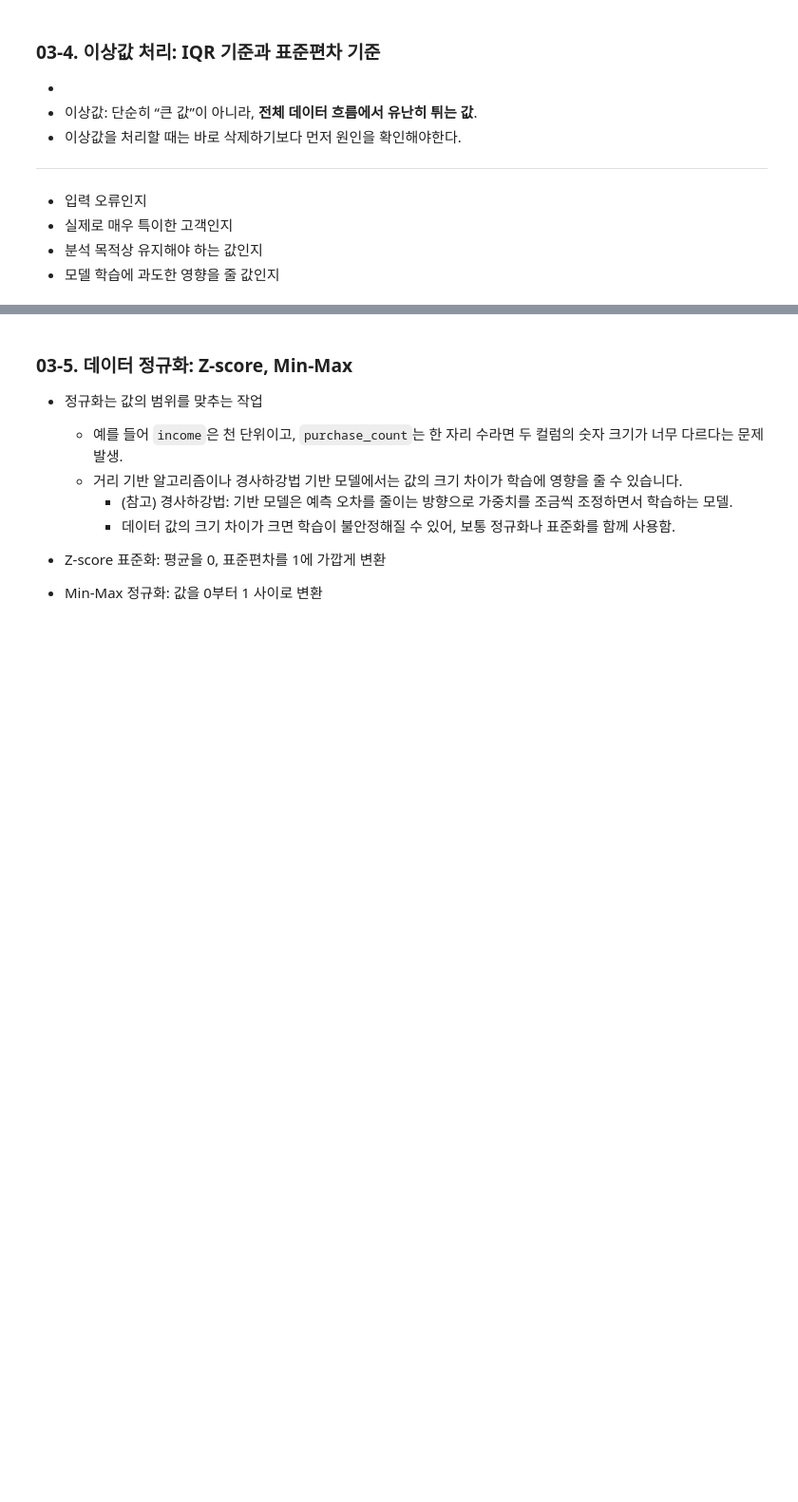
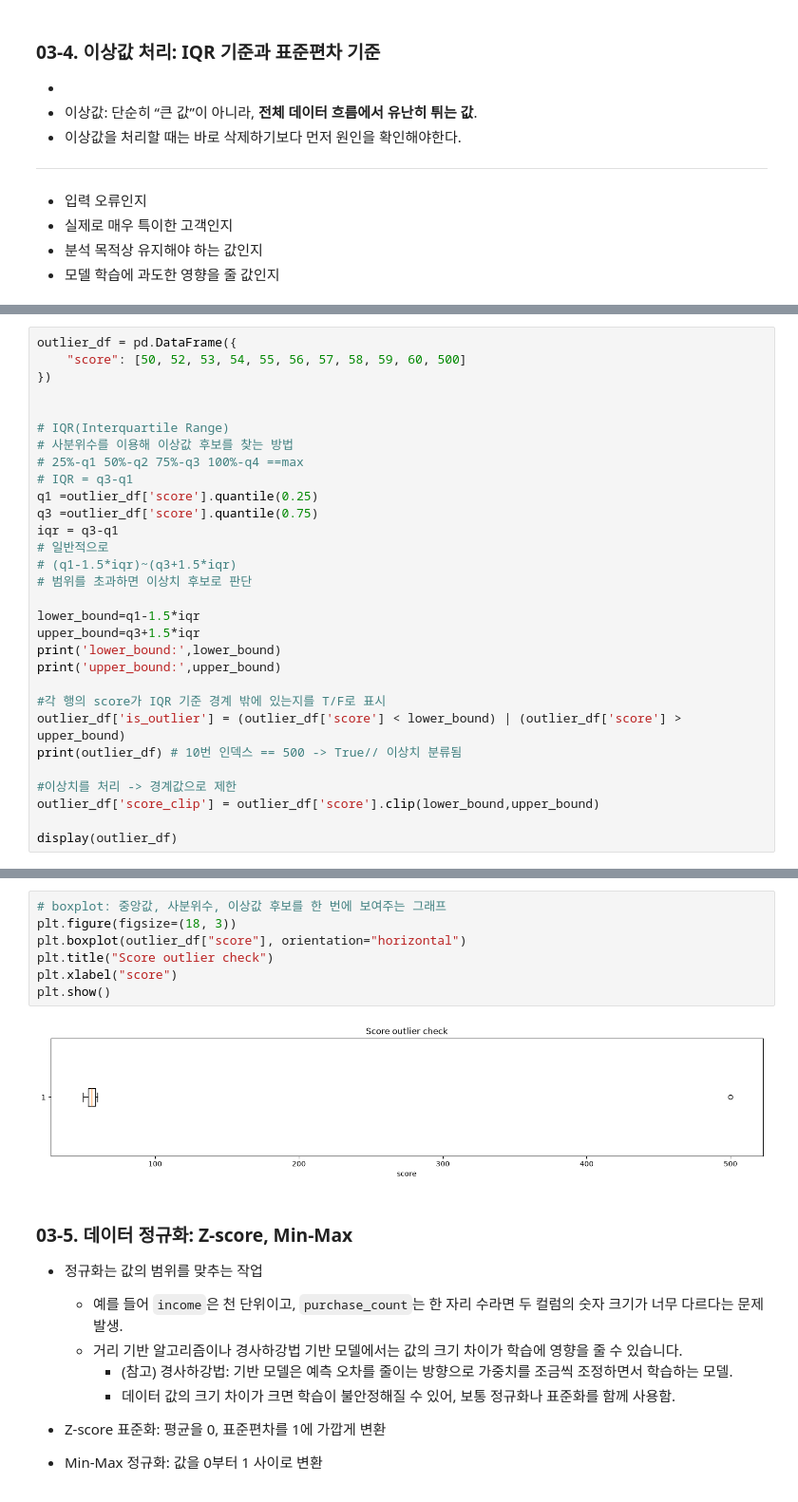
Before and after one commit to muniii-62/05_data_analysis, a Jupyter notebook: 02_pandas/03_preprocessing.ipynb, the cells around one changed output, grey strips where cells are left out. Shown at 95% size. Cells and saved outputs as stored; diff of their text form; blank space fills up the shorter version.

```diff
--- a/02_pandas/03_preprocessing.ipynb
+++ b/02_pandas/03_preprocessing.ipynb
@@ -554,0 +579,30 @@ plt.show()
+# %%
+outlier_df = pd.DataFrame({
+    "score": [50, 52, 53, 54, 55, 56, 57, 58, 59, 60, 500]
+})
+
+
+# IQR(Interquartile Range)
+# 사분위수를 이용해 이상값 후보를 찾는 방법
+# 25%-q1 50%-q2 75%-q3 100%-q4 ==max
+# IQR = q3-q1
+q1 =outlier_df['score'].quantile(0.25)
+q3 =outlier_df['score'].quantile(0.75)
+iqr = q3-q1
+# 일반적으로
+# (q1-1.5*iqr)~(q3+1.5*iqr)
+# 범위를 초과하면 이상치 후보로 판단
+
+lower_bound=q1-1.5*iqr
+upper_bound=q3+1.5*iqr
+print('lower_bound:',lower_bound)
+print('upper_bound:',upper_bound)
+
+#각 행의 score가 IQR 기준 경계 밖에 있는지를 T/F로 표시
+outlier_df['is_outlier'] = (outlier_df['score'] < lower_bound) | (outlier_df['score'] > upper_bound)
+print(outlier_df) # 10번 인덱스 == 500 -> True// 이상치 분류됨
+
+#이상치를 처리 -> 경계값으로 제한
+outlier_df['score_clip'] = outlier_df['score'].clip(lower_bound,upper_bound)
+
+display(outlier_df)
@@ -555,3 +636,12 @@ plt.show()
+# %%
+# boxplot: 중앙값, 사분위수, 이상값 후보를 한 번에 보여주는 그래프
+plt.figure(figsize=(18, 3))
+plt.boxplot(outlier_df["score"], orientation="horizontal")
+plt.title("Score outlier check")
+plt.xlabel("score")
+plt.show()
+# %% [output]
+[figure, added]
 # %% [markdown]
 ### 03-5. 데이터 정규화: Z-score, Min-Max
 - 정규화는 값의 범위를 맞추는 작업
```
Also changed, not shown: parts of 45 cells of this notebook, 5 other files.
